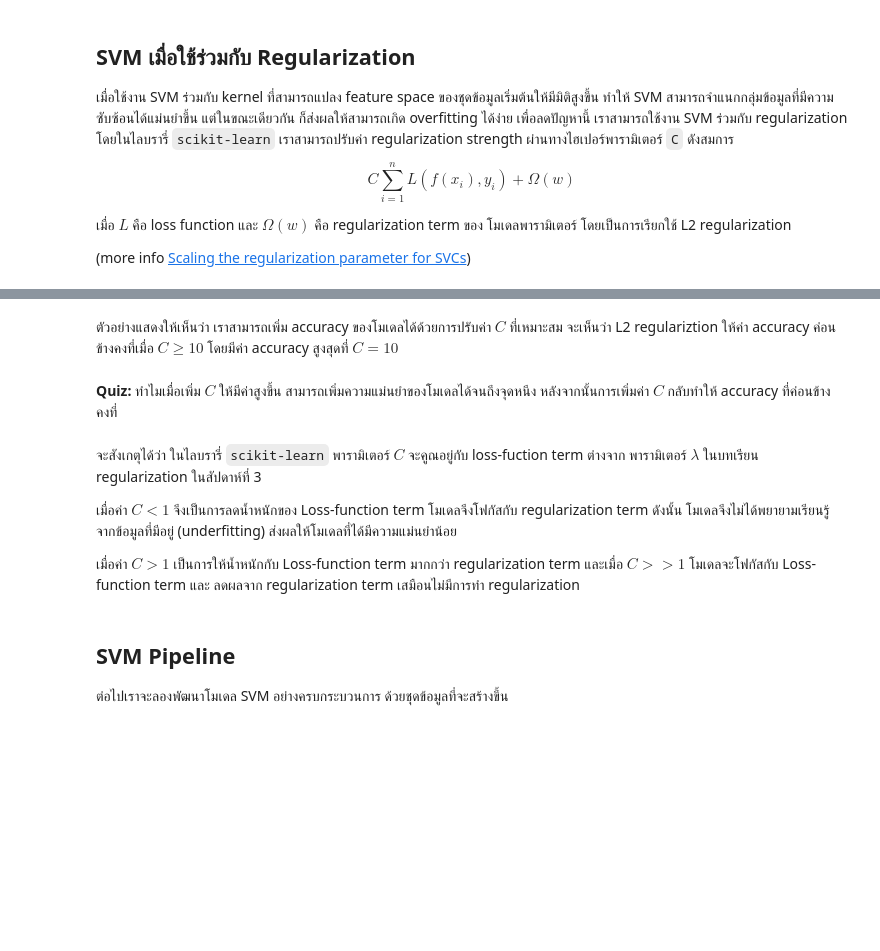
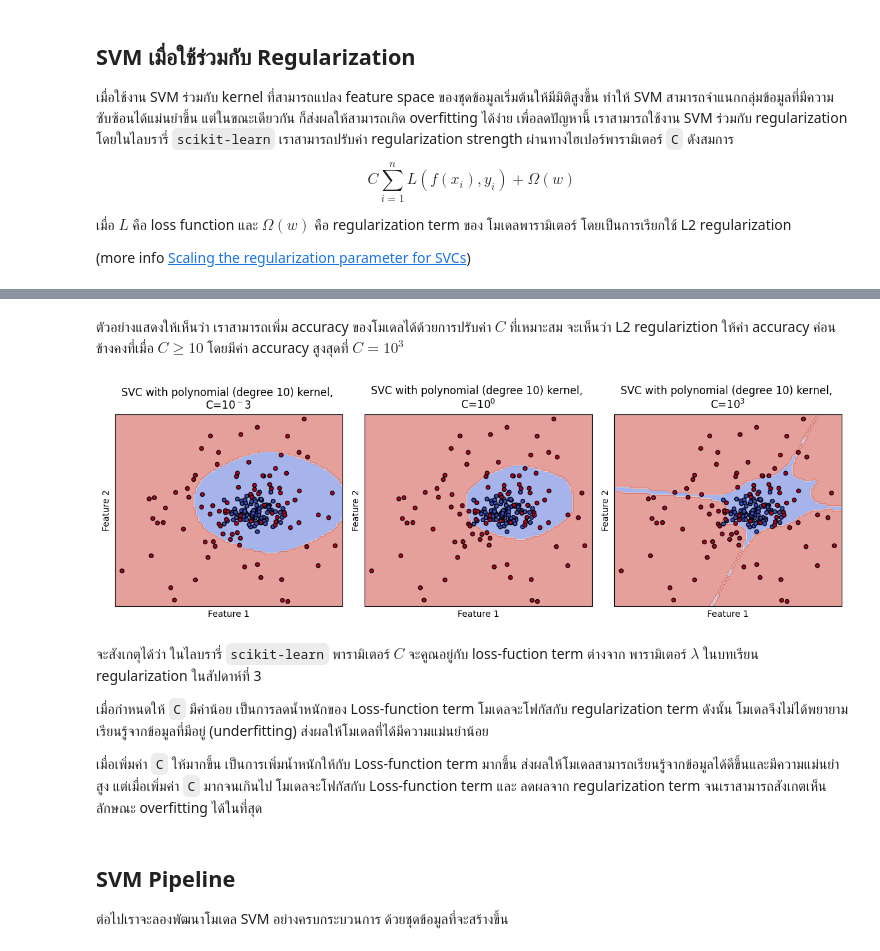
Before and after one commit to ichatnun/brainCodeCamp2023, a Jupyter notebook: Fundamentals/MachineLearning/svm.ipynb, the cells around one changed output, grey strips where cells are left out. Saved outputs shown, nothing was run; the diff lists cells and outputs as text; code cells hidden in the pictures; blank space fills up the shorter version.

Commit message:
add decision boundary

```diff
--- a/Fundamentals/MachineLearning/svm.ipynb
+++ b/Fundamentals/MachineLearning/svm.ipynb
@@ -319,14 +321,48 @@ max accuracy=0.7250 at C=10
 # %% [markdown]
-ตัวอย่างแสดงให้เห็นว่า เราสามารถเพิ่ม accuracy ของโมเดลได้ด้วยการปรับค่า $C$ ที่เหมาะสม จะเห็นว่า L2 regulariztion ให้ค่า accuracy ค่อนข้างคงที่เมื่อ $C\ge10$ โดยมีค่า accuracy สูงสุดที่ $C=10$
+ตัวอย่างแสดงให้เห็นว่า เราสามารถเพิ่ม accuracy ของโมเดลได้ด้วยการปรับค่า $C$ ที่เหมาะสม จะเห็นว่า L2 regulariztion ให้ค่า accuracy ค่อนข้างคงที่เมื่อ $C\ge10$ โดยมีค่า accuracy สูงสุดที่ $C=10^3$
-# %% [markdown]
-**Quiz:** ทำไมเมื่อเพิ่ม $C$ ให้มีค่าสูงขึ้น สามารถเพิ่มความแม่นยำของโมเดลได้จนถึงจุดหนึง หลังจากนั้นการเพิ่มค่า $C$ กลับทำให้ accuracy ที่ค่อนข้างคงที่
+# %%
+# สร้างชุดโมเดล
+models = (SVC(kernel='poly', degree=10, random_state=RANDOM_SEED, C=0.001),
+          SVC(kernel='poly', degree=10, random_state=RANDOM_SEED, C=1),
+          SVC(kernel='poly', degree=10, random_state=RANDOM_SEED, C=1000)
+          )
+
+# สอนโมเดลจากข้อมูล x, y ที่สร้างขึ้นก่อนหน้านี้
+models = (clf.fit(x, y) for clf in models)
+
+# ตั้งชื่อ plot ที่สอดคล้องกับชุดข้อมูล
+titles = ['SVC with polynomial (degree 10) kernel, \nC=$10^-3$',
+          'SVC with polynomial (degree 10) kernel, \nC=$10^0$',
+          'SVC with polynomial (degree 10) kernel, \nC=$10^3$'
+          ]
+
+# plot the decision boundaries
+fig, axes = plt.subplots(1,3, figsize=(12, 4))
+for clf, title, ax in zip(models, titles, axes.flatten()):
+    disp = DecisionBoundaryDisplay.from_estimator(clf,
+                                                  x,
+                                                  response_method="predict",
+                                                  cmap=plt.cm.coolwarm,
+                                                  alpha=0.5,
+                                                  ax=ax,
+                                                  xlabel='Feature 1',
+                                                  ylabel='Feature 2',
+                                                  )
+    ax.scatter(x[:, 0], x[:, 1], c=y, cmap=plt.cm.coolwarm, s=20, edgecolors='k')
+    ax.set_xticks(())
+    ax.set_yticks(())
+    ax.set_title(title)
+plt.tight_layout()
+plt.show()
+# %% [output]
+[figure, added]
 # %% [markdown]
 
 จะสังเกตุได้ว่า ในไลบรารี่ `scikit-learn` พารามิเตอร์ $C$ จะคูณอยู่กับ loss-fuction term ต่างจาก พารามิเตอร์ $λ$ ในบทเรียน regularization ในสัปดาห์ที่ 3
 
-เมื่อค่า $C<1$ จึงเป็นการลดน้ำหนักของ Loss-function term โมเดลจึงโฟกัสกับ regularization term ดังนั้น โมเดลจึงไม่ได้พยายามเรียนรู้จากข้อมูลที่มีอยู่ (underfitting) ส่งผลให้โมเดลที่ได้มีความแม่นยำน้อย
+เมื่อกำหนดให้ `C` มีค่าน้อย เป็นการลดน้ำหนักของ Loss-function term โมเดลจะโฟกัสกับ regularization term ดังนั้น โมเดลจึงไม่ได้พยายามเรียนรู้จากข้อมูลที่มีอยู่ (underfitting) ส่งผลให้โมเดลที่ได้มีความแม่นยำน้อย
 
-เมื่อค่า $C>1$ เป็นการให้น้ำหนักกับ Loss-function term มากกว่า regularization term และเมื่อ $C>>1$ โมเดลจะโฟกัสกับ Loss-function term และ ลดผลจาก regularization term เสมือนไม่มีการทำ regularization
+เมื่อเพิ่มค่า `C` ให้มากขึ้น เป็นการเพิ่มน้ำหนักให้กับ Loss-function term มากขึ้น ส่งผลให้โมเดลสามารถเรียนรู้จากข้อมูลได้ดีขึ้นและมีความแม่นยำสูง  แต่เมื่อเพิ่มค่า `C` มากจนเกินไป โมเดลจะโฟกัสกับ Loss-function term และ ลดผลจาก regularization term จนเราสามารถสังเกตเห็นลักษณะ overfitting ได้ในที่สุด
 # %% [markdown]
 ## SVM Pipeline
 
```
Also changed, not shown: parts of 8 cells of this notebook.
